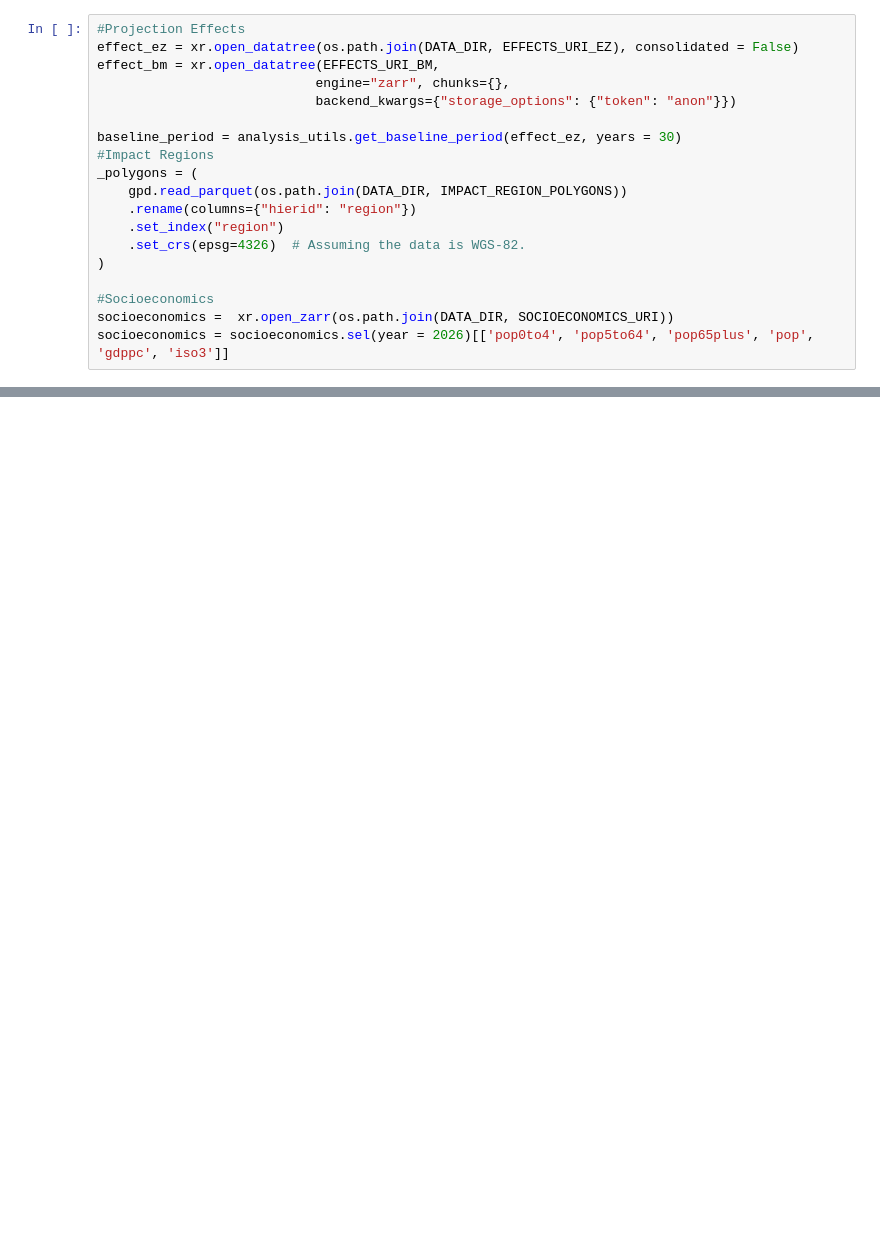
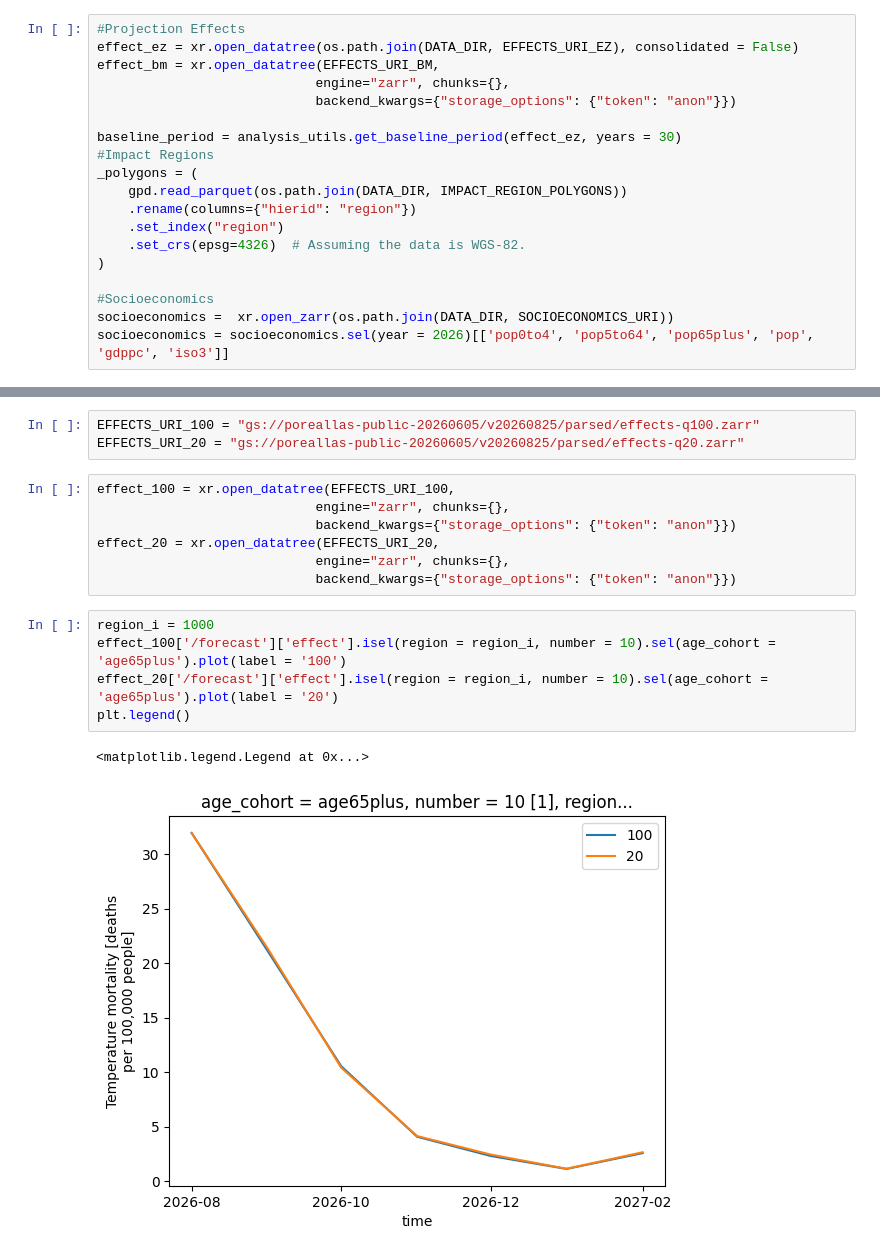
Before and after one commit to ezuetell/poreallas, a Jupyter notebook: analysis/v01_effect_comparison.ipynb, the cells around one changed output, grey strips where cells are left out. Saved outputs shown, nothing was run; the diff lists cells and outputs as text; blank space fills up the shorter version.

```diff
--- a/analysis/v01_effect_comparison.ipynb
+++ b/analysis/v01_effect_comparison.ipynb
@@ -55,0 +90,18 @@ plt.legend()
+# %%
+EFFECTS_URI_100 = "gs://poreallas-public-20260605/v20260825/parsed/effects-q100.zarr"
+EFFECTS_URI_20 = "gs://poreallas-public-20260605/v20260825/parsed/effects-q20.zarr"
+# %%
+effect_100 = xr.open_datatree(EFFECTS_URI_100,
+                            engine="zarr", chunks={},
+                            backend_kwargs={"storage_options": {"token": "anon"}})
+effect_20 = xr.open_datatree(EFFECTS_URI_20,
+                            engine="zarr", chunks={},
+                            backend_kwargs={"storage_options": {"token": "anon"}})
+# %%
+region_i = 1000
+effect_100['/forecast']['effect'].isel(region = region_i, number = 10).sel(age_cohort = 'age65plus').plot(label = '100')
+effect_20['/forecast']['effect'].isel(region = region_i, number = 10).sel(age_cohort = 'age65plus').plot(label = '20')
+plt.legend()
+# %% [output]
+<matplotlib.legend.Legend at 0x...>
+[figure, added]
```
Also changed, not shown: parts of 9 cells of this notebook.
